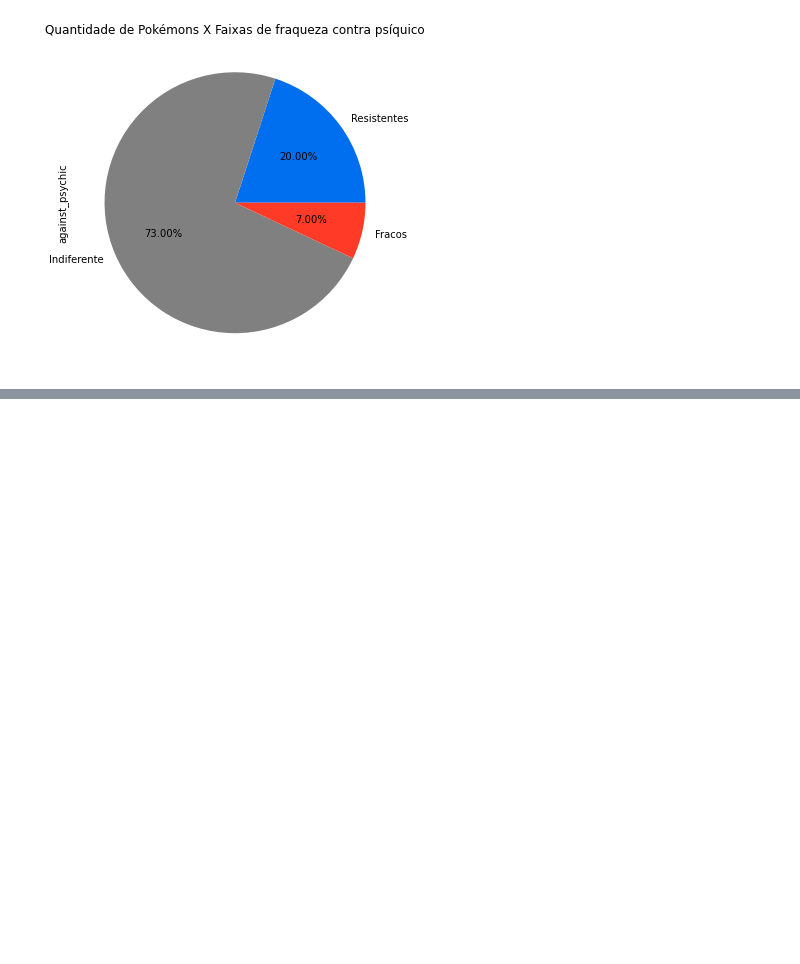
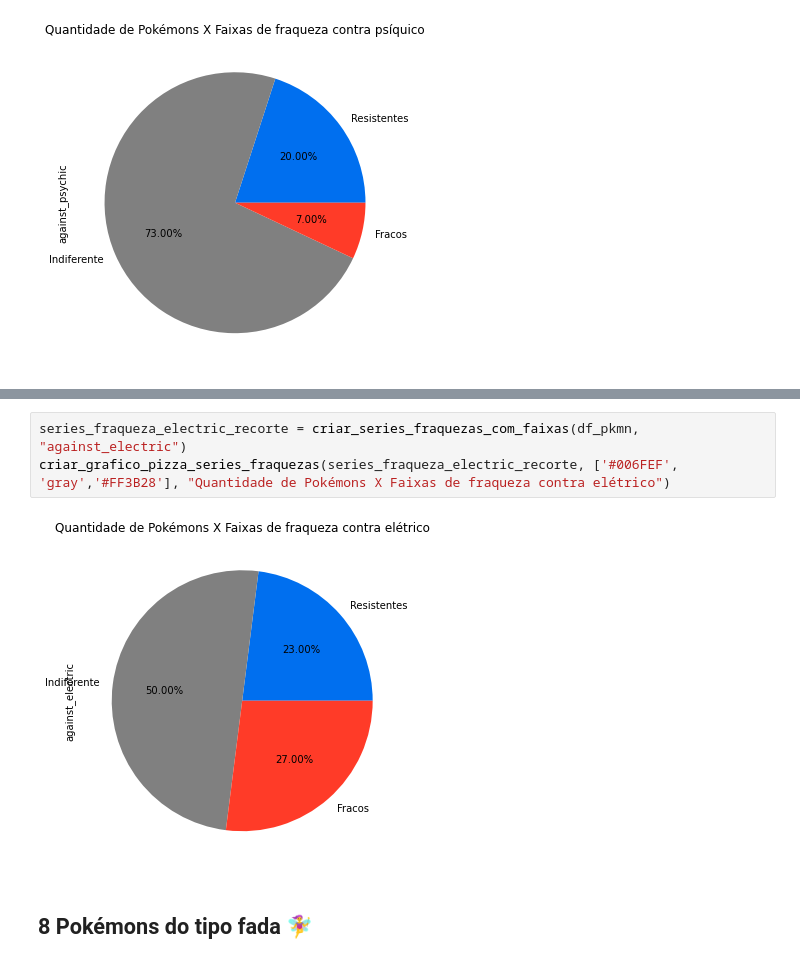
Before and after one commit to elvisviana025/Analise-Pokemon2, a Jupyter notebook: analise_pokemon2.ipynb, the cells around one changed output, grey strips where cells are left out. Cells and saved outputs as stored; diff of their text form; blank space fills up the shorter version.

```diff
--- a/analise_pokemon2.ipynb
+++ b/analise_pokemon2.ipynb
@@ -353,0 +343,7 @@ sns.histplot(df_pkmn['against_fire'])
+# %%
+series_fraqueza_electric_recorte = criar_series_fraquezas_com_faixas(df_pkmn, "against_electric")
+criar_grafico_pizza_series_fraquezas(series_fraqueza_electric_recorte, ['#006FEF', 'gray','#FF3B28'], "Quantidade de Pokémons X Faixas de fraqueza contra elétrico")
+# %% [output]
+[figure, added]
+# %% [markdown]
+## 8 Pokémons do tipo fada 🧚‍♀️
```
Also changed, not shown: parts of 74 cells of this notebook.
